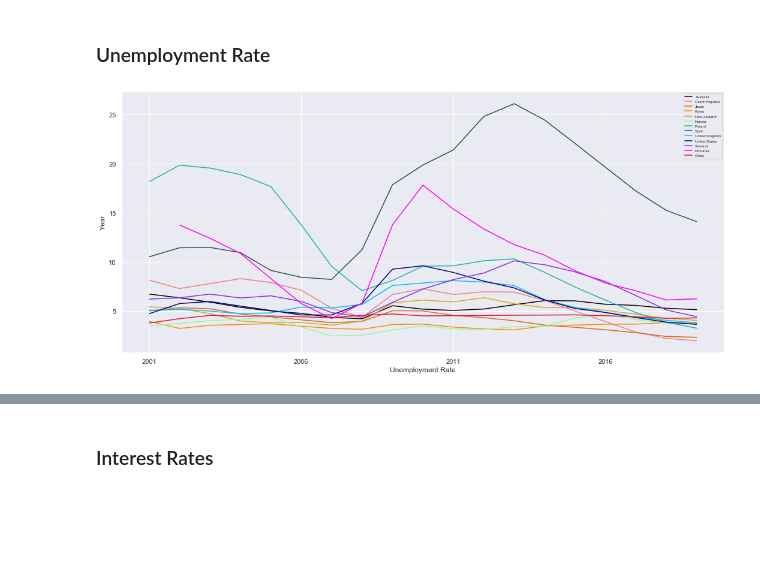
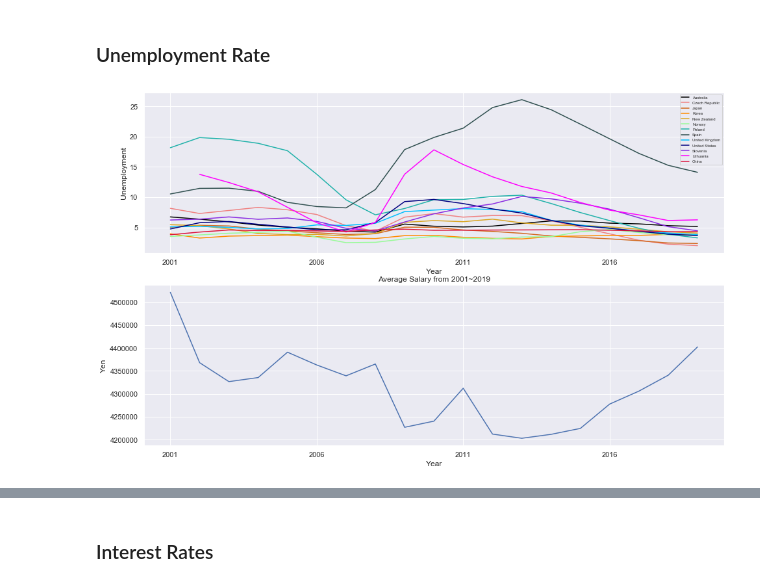
Before and after one commit to tt0507/Mini-Project, a Jupyter notebook: japan_deflation/deflation_analysis_final.ipynb, the cells around one changed output, grey strips where cells are left out. Saved outputs shown, nothing was run; the diff lists cells and outputs as text; code cells hidden in the pictures; blank space fills up the shorter version.

```diff
--- a/japan_deflation/deflation_analysis_final.ipynb
+++ b/japan_deflation/deflation_analysis_final.ipynb
@@ -530,11 +530,22 @@ china_unemployment = ('China', np.array([
 ]), 'crimson')
 
 unemployment_time_series.append(china_unemployment)
-# %%
-plt.figure(figsize=(18, 8))
-plot_line_graph(unemployment_time_series)
-plt.xlabel('Unemployment Rate')
-plt.ylabel('Year')
-plt.show()
-# %% [output]
-[figure, removed]
+# %%
+japan_salary = pd.read_csv('data/japan_salary.csv')
+plt.figure(figsize=(16, 10))
+
+plt.subplot(2, 1, 1)
+plot_line_graph(unemployment_time_series)
+plt.xlabel('Year')
+plt.ylabel('Unemployment')
+
+plt.subplot(2, 1, 2)
+plt.plot(japan_salary['Time'].values, japan_salary['Value'].values)
+plt.xticks(range(2001, 2019, 5))
+plt.xlabel('Year')
+plt.ylabel('Yen')
+plt.title('Average Salary from 2001~2019')
+
+plt.show()
+# %% [output]
+[figure, added]
```
Also changed, not shown: parts of 5 cells of this notebook.
